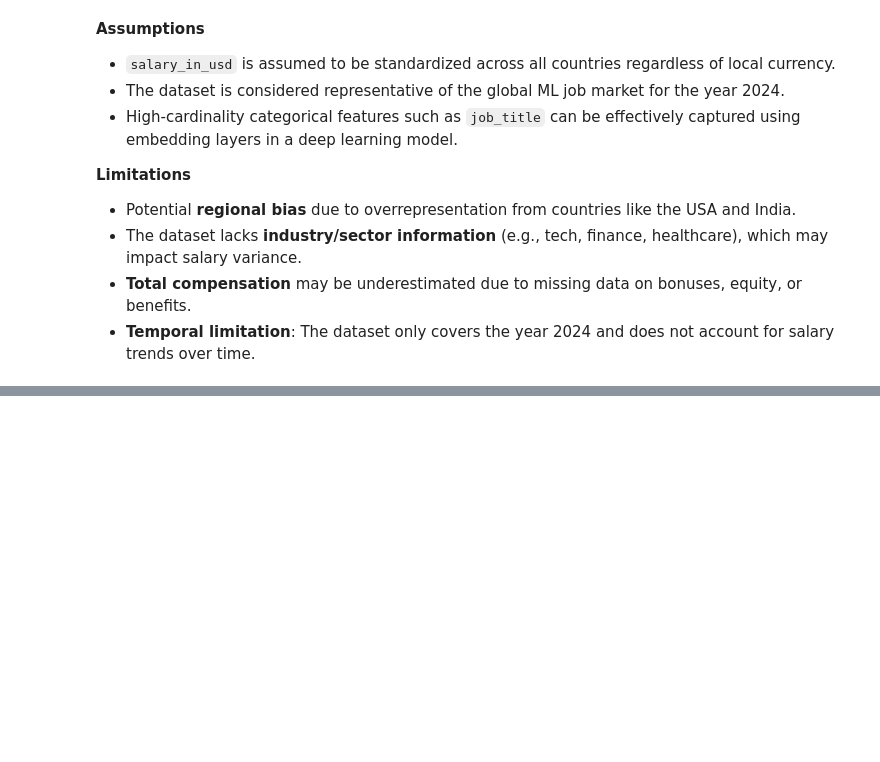
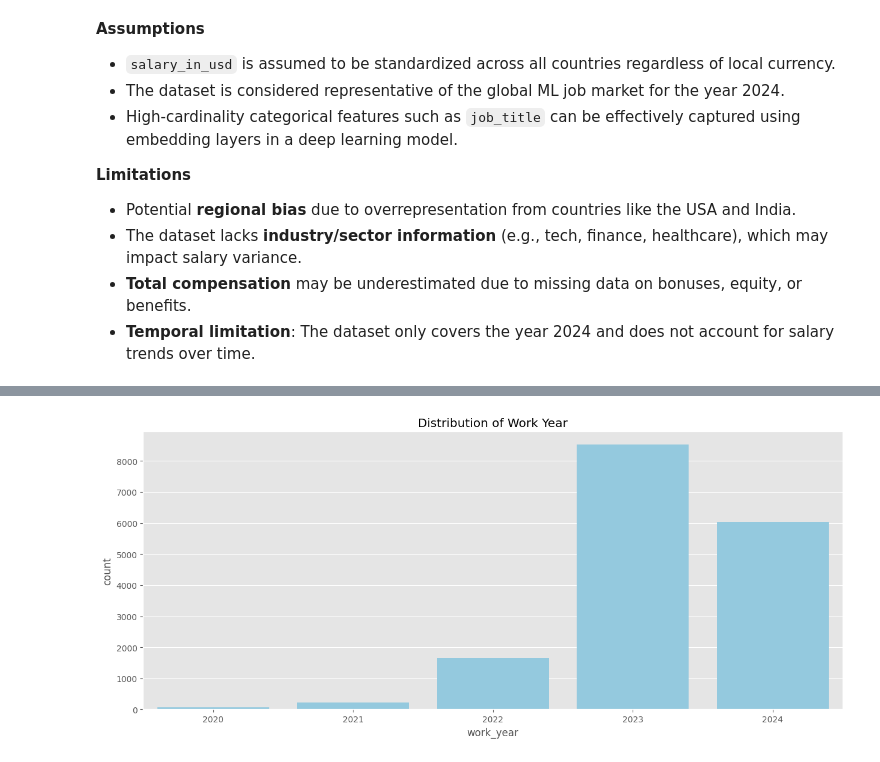
Before and after one commit to YanCotta/SDS-CP032-mlpaygrade, a Jupyter notebook: submissions/team-members/Teslim-Adeyanju/notebook.ipynb, the cells around one changed output, grey strips where cells are left out. Drawn from its saved outputs; the diff is of its cells as text; code cells hidden in the pictures; blank space fills up the shorter version.

```diff
--- a/submissions/team-members/Teslim-Adeyanju/notebook.ipynb
+++ b/submissions/team-members/Teslim-Adeyanju/notebook.ipynb
@@ -270,2 +292,28 @@ df.shape
+# %%
+df['experience_level'] = df['experience_level'].cat.rename_categories({
+    'EN': 'Entry Level',
+    'MI': 'Mid Level',
+    'SE': 'Senior Level',
+    'EX': 'Executive Level'
+})
+# %%
+df['employment_type'] = df['employment_type'].cat.rename_categories({
+    'FT': 'Full Time',
+    'PT': 'Part Time',
+    'CT': 'Contract',
+    'FL': 'Freelance'
+})
+# %%
+df['remote_ratio'] = df['remote_ratio'].cat.rename_categories({
+    0: 'Onsite',
+    50: 'Hybrid',
+    100: 'Remote'
+})
+# %%
+df['company_size'] = df['company_size'].cat.rename_categories({
+    'S': 'Small',
+    'M': 'Medium',
+    'L': 'Large'
+})
 # %%
 # check for the missing values
@@ -305,0 +399,8 @@ Number of unique values in company_size column:  3
+# %%
+# visualize the distribution of the work_year column
+fig, ax = plt.subplots(figsize=(15, 6))
+sns.countplot(x='work_year', data=df, color='skyblue')
+plt.title('Distribution of Work Year')
+plt.show()
+# %% [output]
+[figure, added]
```
Also changed, not shown: parts of 73 cells of this notebook, 1 other file.
